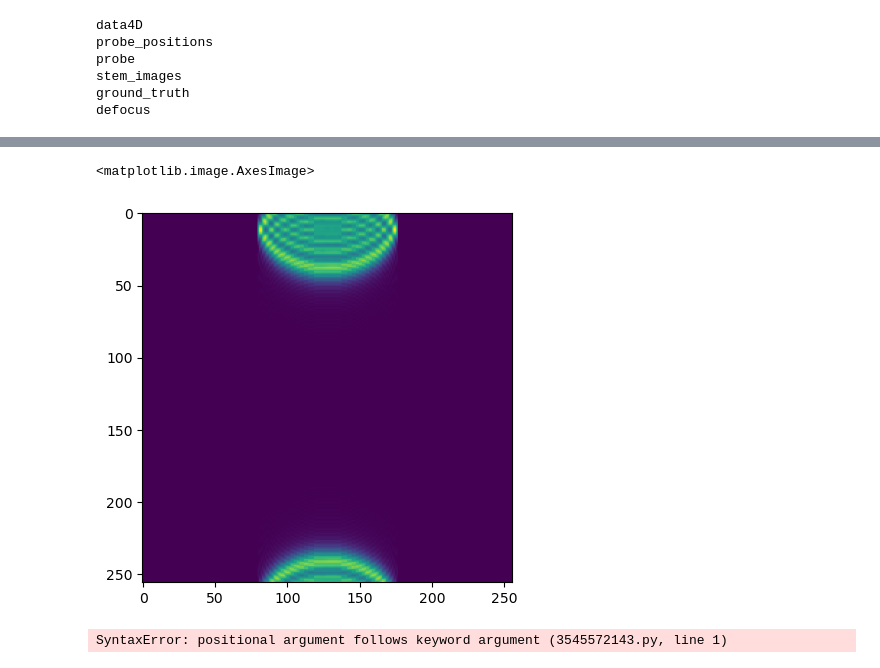
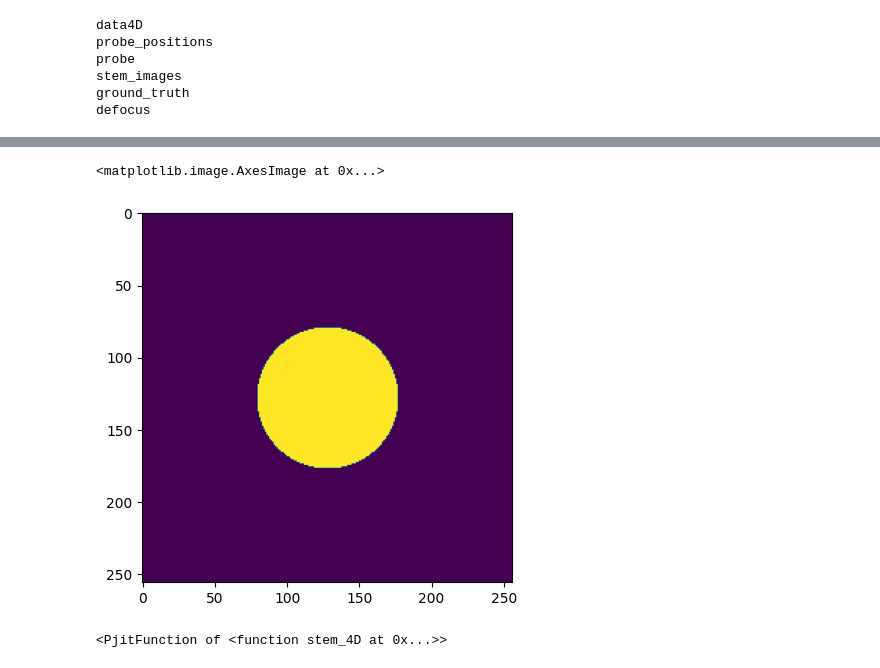
Before and after one commit to debangshu-mukherjee/ptyrodactyl, a Jupyter notebook: tutorials/CBED_Simulations.ipynb, the cells around one changed output, grey strips where cells are left out. Cells and saved outputs as stored; diff of their text form; code cells hidden in the pictures.

Commit message:
Fixed the bug in the CBED function, and now have rapid stem and CBED functions. Both cam handle multimodal and multislice codes, along with being completely error free in type hinting.

```diff
--- a/tutorials/CBED_Simulations.ipynb
+++ b/tutorials/CBED_Simulations.ipynb
@@ -138,6 +97,6 @@ print(elapsed)
 # %%
 import numpy as np
 # %%
-test_data = np.load("../data/mos2_simul256.npz")
+test_data = np.load("../data/electrons/mos2_simul256.npz")
 test_data.keys()
 # %% [output]
@@ -158,7 +117,8 @@ stem_images
 ground_truth
 defocus
 # %%
-data_4Dr = test_data["data4D"]
-data_4Dr = data_4Dr.reshape(-1, data_4Dr.shape[2], data_4Dr.shape[3])
-probe_r = test_data["probe"]
-positions_r = test_data["probe_positions"]
+data_4D = test_data["data4D"]
+data_4Dr = jnp.asarray(data_4D.reshape(-1, data_4D.shape[2], data_4D.shape[3]))
+probe_r = jnp.asarray(test_data["probe"])
+positions_r = jnp.asarray(test_data["probe_positions"])
+defocus = test_data["defocus"]
@@ -184,9 +125,10 @@ test_4Dr = pte.stem_4d(
-# %%
-plt.imshow(test_4Dr[100, :, :])
-# %% [output]
-<matplotlib.image.AxesImage>
-[figure, removed]
-# %%
-results = pte.single_slice_ptychography(experimental_4dstem=data_4Dr, initial_pot_slice=test_object, initial_beam=probe_r, post_list=positions_r, 1.00, 60.000, 0.001, num_iterations=20)
-# %% [output]
-SyntaxError: positional argument follows keyword argument (3545572143.py, line 1)
+# %%
+slice_guess = jnp.ones_like(probe_r)
+plt.imshow(pte.cbed(slice_guess, probe_r, 1, 60, 0.2))
+# %% [output]
+<matplotlib.image.AxesImage at 0x...>
+[figure, added]
+# %%
+jax.jit(pte.stem_4D)(
+# %% [output]
+<PjitFunction of <function stem_4D at 0x...>>
```
Also changed, not shown: parts of 17 cells of this notebook, 6 other files.
